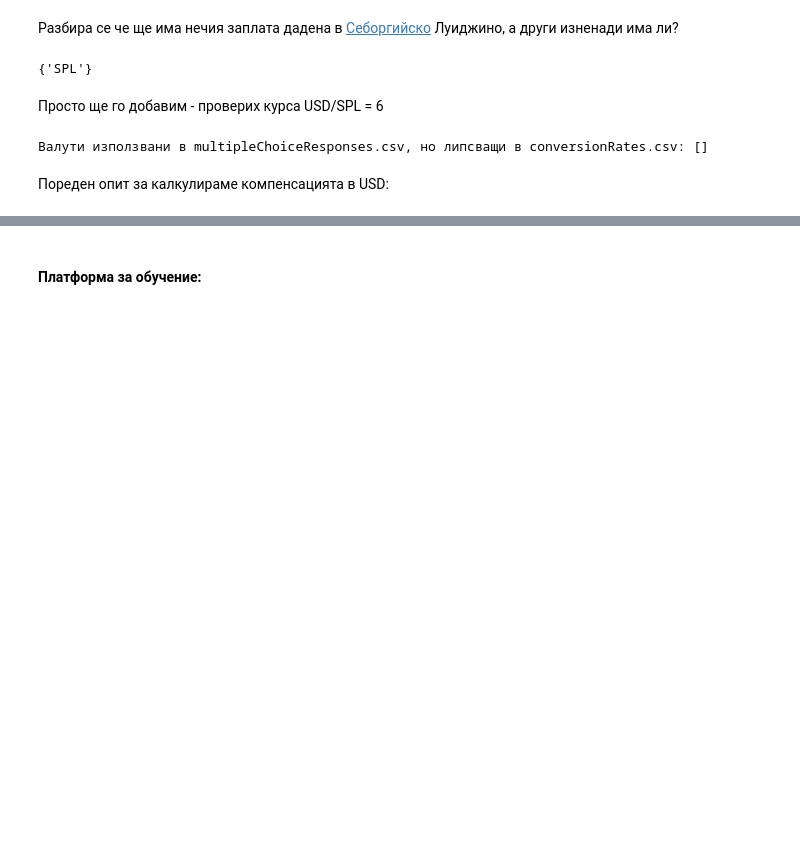
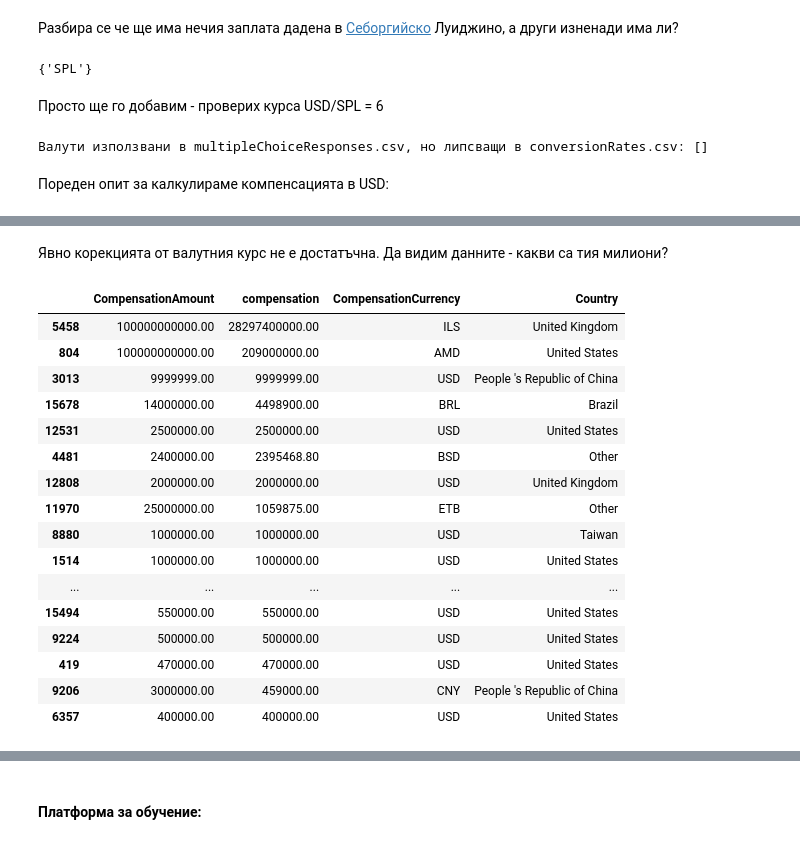
Before and after one commit to bobev18/kaggle_survey-17, a Jupyter notebook: survey2017.ipynb, the cells around one changed output, grey strips where cells are left out. Saved outputs shown, nothing was run; the diff lists cells and outputs as text; code cells hidden in the pictures; blank space fills up the shorter version.

```diff
--- a/survey2017.ipynb
+++ b/survey2017.ipynb
@@ -412,0 +435,29 @@ sns.distplot(pd.np.log10(logable), ax=axes[1, 1])
+# %% [markdown]
+Явно корекцията от валутния курс не е достатъчна. Да видим данните - какви са тия милиони?
+# %%
+pd.options.display.max_rows = 20
+pd.set_option('display.float_format', '{:.2f}'.format)
+
+selected = plotable_compensation.sort_values('compensation', ascending=False)[['CompensationAmount',
+                                    'compensation', 'CompensationCurrency', 'Country']].head(20)
+# selected.style.apply(lambda x: ['background: lightblue' if x.name == 'compensation' and (isinstance(z, float) and z >= 1e+06) else '' for i,z in x.iteritems()])
+# selected.style.apply(lambda x: ['background: lightblue' if x.name == 'compensation' and (isinstance(z, float) and z >= 1e+06) else '' for i,z in x.iteritems()]).applymap(lambda x: x if isinstance(x,str) else '%.2f' % x)
+selected
+# %% [output]
+|  | CompensationAmount | compensation | CompensationCurrency | Country |
+| 5458 | 100000000000.00 | 28297400000.00 | ILS | United Kingdom |
+| 804 | 100000000000.00 | 209000000.00 | AMD | United States |
+| 3013 | 9999999.00 | 9999999.00 | USD | People 's Republic of China |
+| 15678 | 14000000.00 | 4498900.00 | BRL | Brazil |
+| 12531 | 2500000.00 | 2500000.00 | USD | United States |
+| 4481 | 2400000.00 | 2395468.80 | BSD | Other |
+| 12808 | 2000000.00 | 2000000.00 | USD | United Kingdom |
+| 11970 | 25000000.00 | 1059875.00 | ETB | Other |
+| 8880 | 1000000.00 | 1000000.00 | USD | Taiwan |
+| 1514 | 1000000.00 | 1000000.00 | USD | United States |
+| ... | ... | ... | ... | ... |
+| 15494 | 550000.00 | 550000.00 | USD | United States |
+| 9224 | 500000.00 | 500000.00 | USD | United States |
+| 419 | 470000.00 | 470000.00 | USD | United States |
+| 9206 | 3000000.00 | 459000.00 | CNY | People 's Republic of China |
+| 6357 | 400000.00 | 400000.00 | USD | United States |
```
Also changed, not shown: parts of 82 cells of this notebook.
